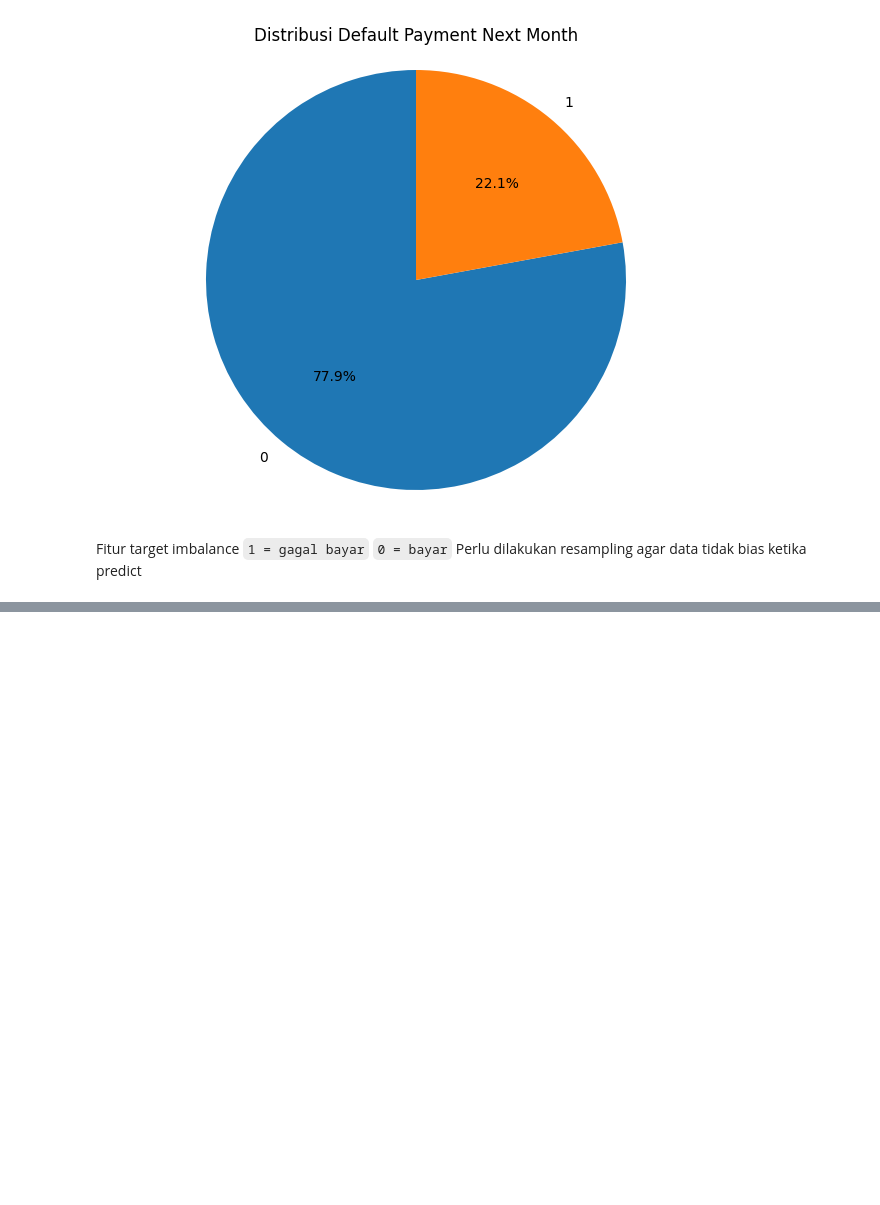
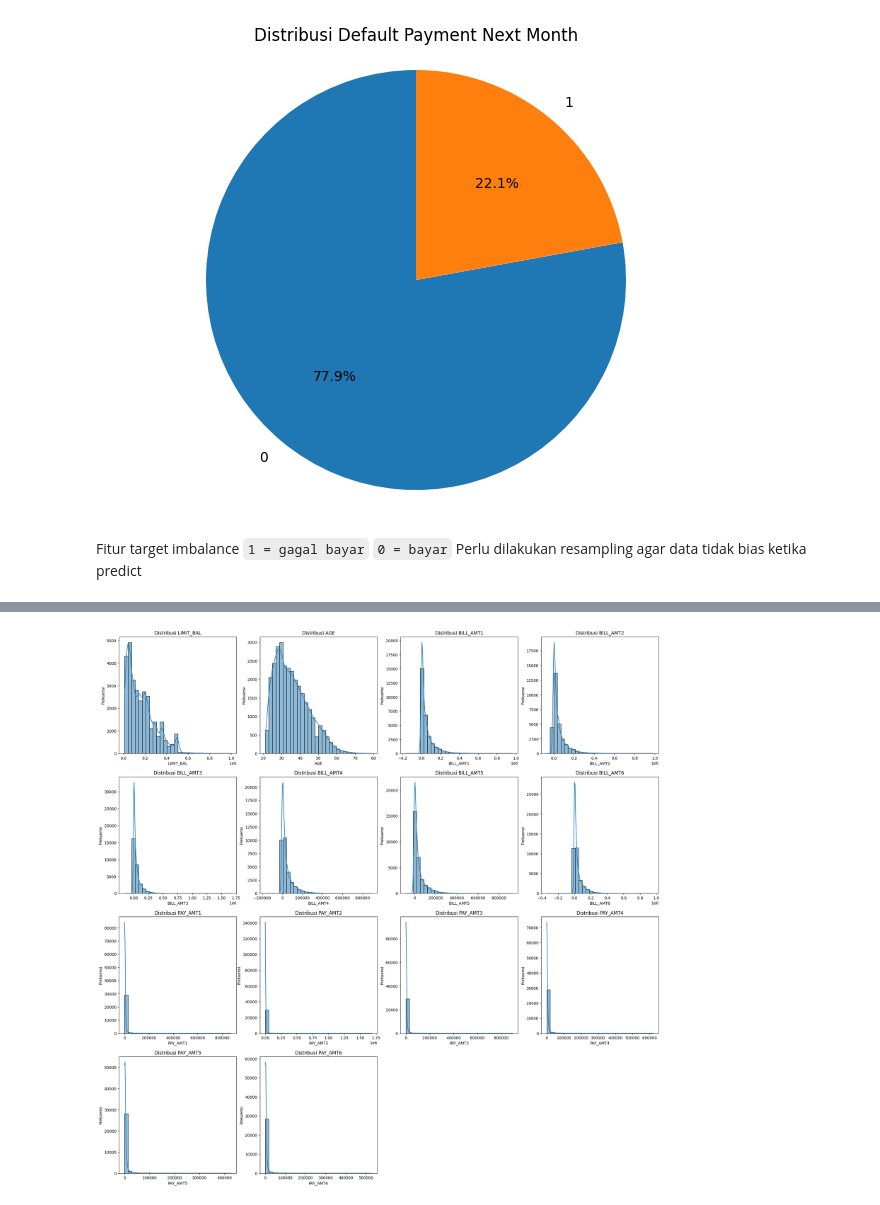
Before and after one commit to iqbal-saputra/AssignmentML, a Jupyter notebook: AssignmentML.ipynb, the cells around one changed output, grey strips where cells are left out. Drawn from its saved outputs; the diff is of its cells as text; code cells hidden in the pictures; blank space fills up the shorter version.

```diff
--- a/AssignmentML.ipynb
+++ b/AssignmentML.ipynb
@@ -165,4 +171,8 @@ df.drop_duplicates(inplace=True)
 print(f'Bentuk data setelah di drop: {df.shape}')
 # %% [output]
 Bentuk data setelah di drop: (29965, 24)
+# %%
+# Define numerical dan categorical columns
+numerical_columns = ['LIMIT_BAL', 'AGE', 'BILL_AMT1', 'BILL_AMT2', 'BILL_AMT3', 'BILL_AMT4', 'BILL_AMT5', 'BILL_AMT6', 'PAY_AMT1', 'PAY_AMT2', 'PAY_AMT3', 'PAY_AMT4', 'PAY_AMT5', 'PAY_AMT6']
+categorical_colunms = ['SEX', 'EDUCATION', 'MARRIAGE', 'PAY_0', 'PAY_2', 'PAY_3', 'PAY_4', 'PAY_5', 'PAY_6']
 # %% [markdown]
@@ -356,12 +363,3 @@ Fitur target imbalance
 `1 = gagal bayar`
 `0 = bayar`
 Perlu dilakukan resampling agar data tidak bias ketika predict
-# %%
-# Cek distribusi variabel lain
-for i in df.columns:
-    plt.figure(figsize=(8, 6))
-    sns.histplot(df[i], kde=True)
-    plt.title(f'Distribusi {i}')
-    plt.xlabel(i)
-    plt.ylabel('Frekuensi')
-    plt.show()
@@ -381,0 +366,11 @@ for i in df.columns:
+# %%
+# Cek distribusi kolom numerik
+plt.figure(figsize=(25, 25))
+for i, col in enumerate(numerical_columns):
+    plt.subplot(4, 4, i + 1)
+    sns.histplot(df[col], bins=30, kde=True)
+    plt.title(f'Distribusi {col}')
+    plt.xlabel(col)
+    plt.ylabel('Frekuensi')
+# %% [output]
+[figure, added]
```
Also changed, not shown: parts of 34 cells of this notebook.
